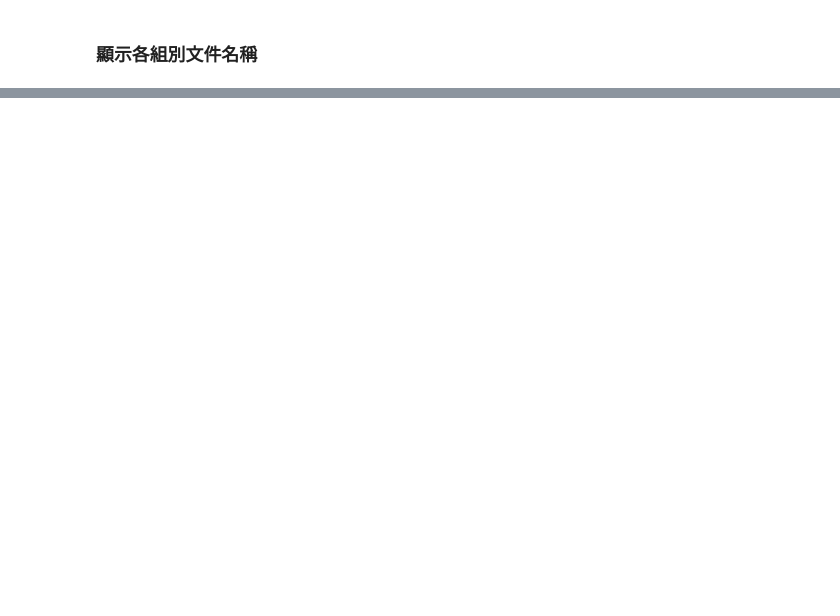
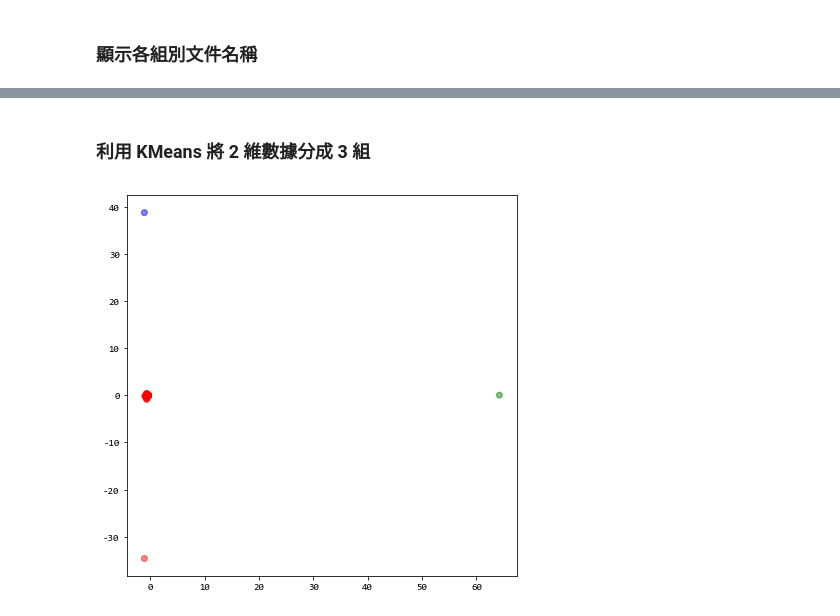
Before and after one commit to snowflakedong/107-1_Python_Project, a Jupyter notebook: Week_6/Classwork.ipynb, the cells around one changed output, grey strips where cells are left out. Cells and saved outputs as stored; diff of their text form; code cells hidden in the pictures; blank space fills up the shorter version.

```diff
--- a/Week_6/Classwork.ipynb
+++ b/Week_6/Classwork.ipynb
@@ -491,0 +522,4 @@ Group  2 ( color: b ):
+# %%
+pca_2 = PCA(n_components = 2)
+x_2d = pca_2.fit_transform(data_std)
+x_2d
@@ -491,0 +544,19 @@ Group  2 ( color: b ):
+# %% [markdown]
+### 利用 KMeans 將 2 維數據分成 3 組
+# %%
+#Set a 3 KMeans clustering
+kmeans = KMeans(n_clusters = 3)
+
+#Compute cluster centers and predict cluster indices
+X_clustered = kmeans.fit_predict(x_2d)
+
+#Define our own color map
+LABEL_COLOR_MAP = {0:'r', 1: 'g', 2: 'b'}
+label_color = [LABEL_COLOR_MAP[l] for l in X_clustered]
+
+# Plot the scatter digram
+plt.figure(figsize = (7,7))
+plt.scatter(x_2d[:,0],x_2d[:,1], c= label_color, alpha=0.5)
+plt.show()
+# %% [output]
+[figure, added]
```
Also changed, not shown: parts of 26 cells of this notebook.
